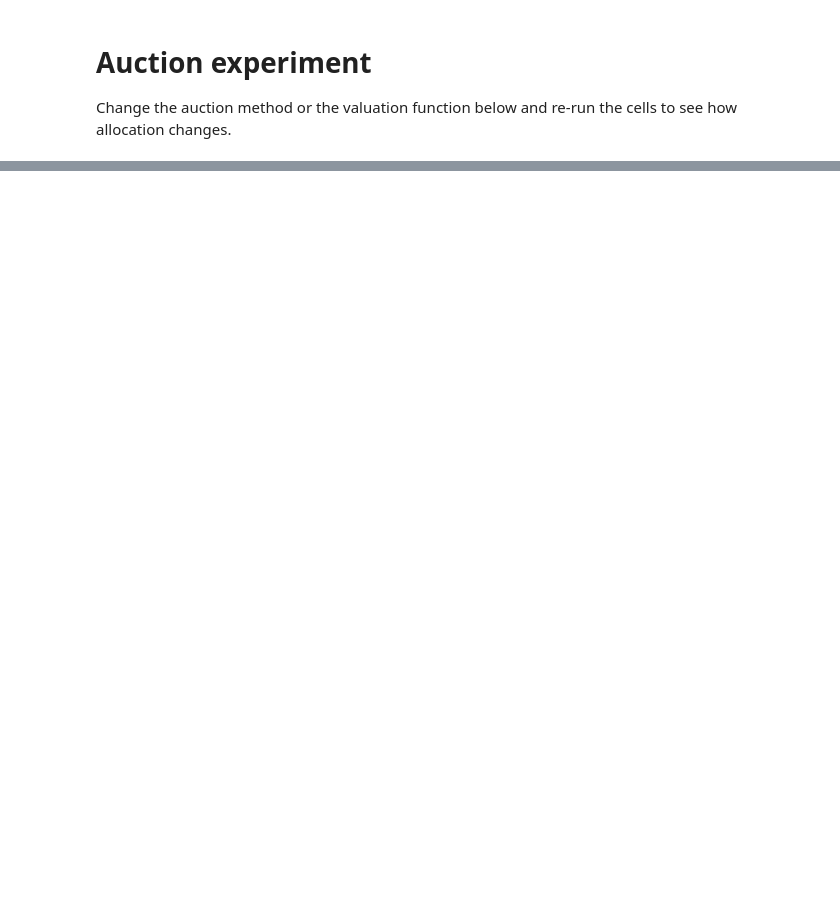
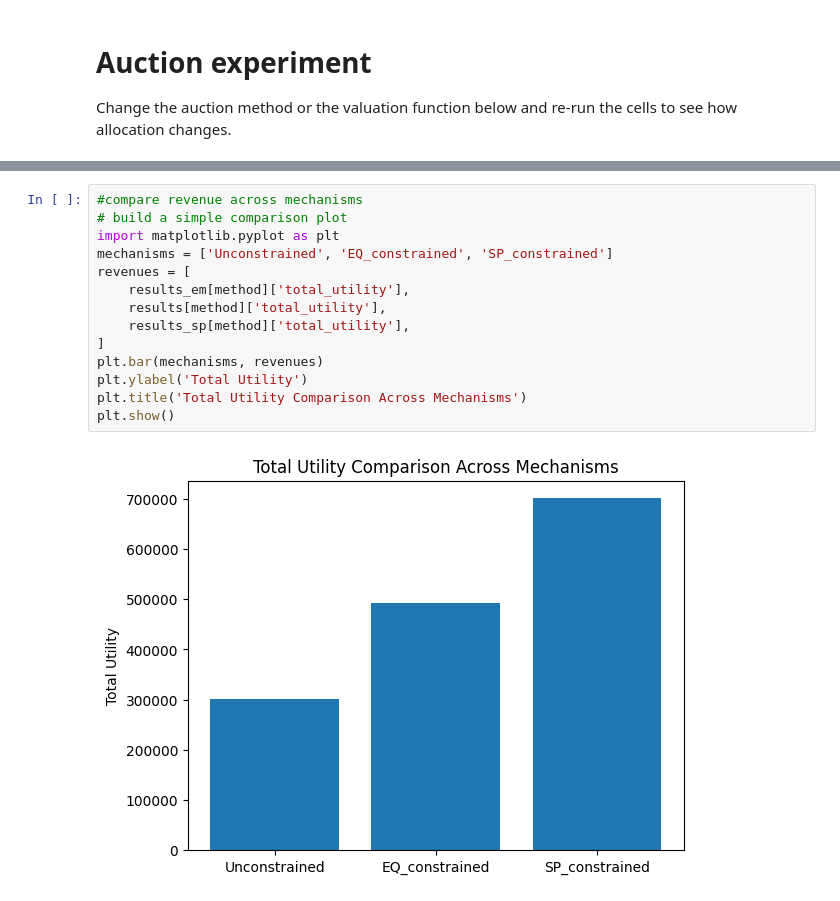
Before and after one commit to sabagian/ad_auction_sim, a Jupyter notebook: experiments/auction_experiment.ipynb, the cells around one changed output, grey strips where cells are left out. Drawn from its saved outputs; the diff is of its cells as text; blank space fills up the shorter version.

```diff
--- a/experiments/auction_experiment.ipynb
+++ b/experiments/auction_experiment.ipynb
@@ -101,0 +178,16 @@ Fairness metrics for gsp:
+# %%
+#compare revenue across mechanisms
+# build a simple comparison plot
+import matplotlib.pyplot as plt
+mechanisms = ['Unconstrained', 'EQ_constrained', 'SP_constrained']
+revenues = [
+    results_em[method]['total_utility'],
+    results[method]['total_utility'],
+    results_sp[method]['total_utility'],
+]
+plt.bar(mechanisms, revenues)
+plt.ylabel('Total Utility')
+plt.title('Total Utility Comparison Across Mechanisms')
+plt.show()
+# %% [output]
+[figure, added]
```
Also changed, not shown: parts of 9 cells of this notebook, 2 other files.
